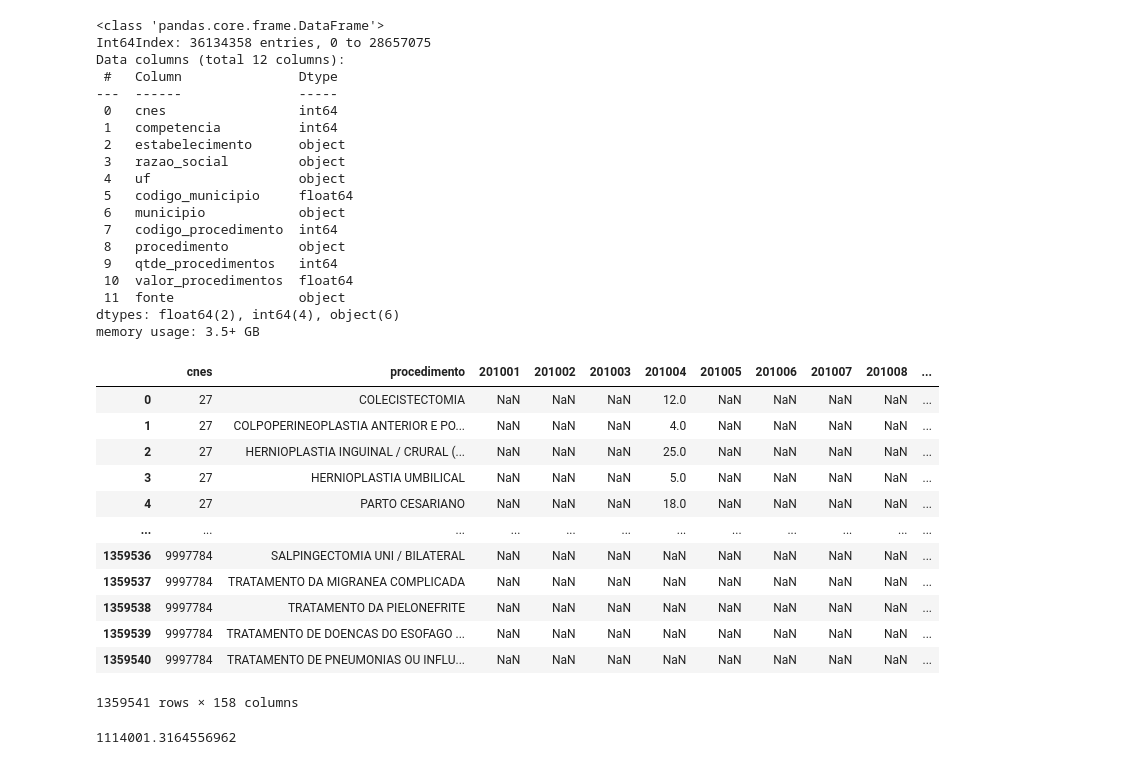
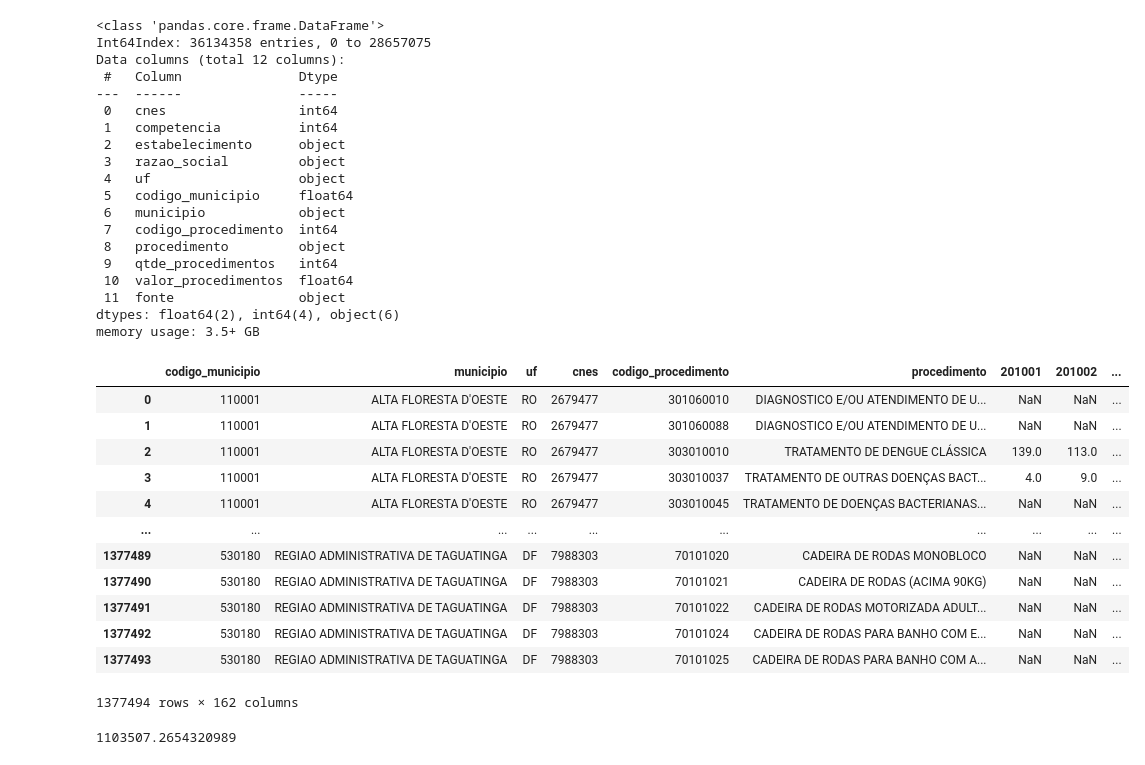
Before and after one commit to TFM-NUCLIO/iris_ai, a Jupyter notebook: tratamento_bd.ipynb, the cells around one changed output. Saved outputs shown, nothing was run; the diff lists cells and outputs as text; code cells hidden in the pictures.

```diff
--- a/tratamento_bd.ipynb
+++ b/tratamento_bd.ipynb
@@ -239,3 +242,36 @@ Data columns (total 12 columns):
  11  fonte                object
 dtypes: float64(2), int64(4), object(6)
 memory usage: 3.5+ GB
+# %%
+# cria um df com base em uma pivot table para os dados de quantidade de procedimento por cnes, com colunas com dados do município
+df_qtde_proc_cnes = (
+    df_procedimentos
+    .pivot_table(index=['codigo_municipio', 'municipio', 'uf', 'cnes', 'codigo_procedimento', 'procedimento'], columns='competencia', values='qtde_procedimentos')
+    .reset_index()
+    .sort_index()
+)
+# %%
+# Convertendo o índice "date" em uma coluna
+df_qtde_proc_cnes = df_qtde_proc_cnes.reset_index()
+
+# Removendo o nome da coluna "variable" da primeira linha
+df_qtde_proc_cnes = df_qtde_proc_cnes.rename_axis(None, axis=1)
+df_qtde_proc_cnes  = df_qtde_proc_cnes.drop('index', axis =1)
+# %%
+# modifica tipo de variável para codigo do município para inteiro
+df_qtde_proc_cnes['codigo_municipio'] = df_qtde_proc_cnes['codigo_municipio'].astype(int)
+df_qtde_proc_cnes
+# %% [output]
+|  | codigo_municipio | municipio | uf | cnes | codigo_procedimento | procedimento | 201001 | 201002 | ... |
+| 0 | 110001 | ALTA FLORESTA D'OESTE | RO | 2679477 | 301060010 | DIAGNOSTICO E/OU ATENDIMENTO DE U... | NaN | NaN | ... |
+| 1 | 110001 | ALTA FLORESTA D'OESTE | RO | 2679477 | 301060088 | DIAGNOSTICO E/OU ATENDIMENTO DE U... | NaN | NaN | ... |
+| 2 | 110001 | ALTA FLORESTA D'OESTE | RO | 2679477 | 303010010 | TRATAMENTO DE DENGUE CLÁSSICA | 139.0 | 113.0 | ... |
+| 3 | 110001 | ALTA FLORESTA D'OESTE | RO | 2679477 | 303010037 | TRATAMENTO DE OUTRAS DOENÇAS BACT... | 4.0 | 9.0 | ... |
+| 4 | 110001 | ALTA FLORESTA D'OESTE | RO | 2679477 | 303010045 | TRATAMENTO DE DOENÇAS BACTERIANAS... | NaN | NaN | ... |
+| ... | ... | ... | ... | ... | ... | ... | ... | ... | ... |
+| 1377489 | 530180 | REGIAO ADMINISTRATIVA DE TAGUATINGA | DF | 7988303 | 70101020 | CADEIRA DE RODAS MONOBLOCO | NaN | NaN | ... |
+| 1377490 | 530180 | REGIAO ADMINISTRATIVA DE TAGUATINGA | DF | 7988303 | 70101021 | CADEIRA DE RODAS (ACIMA 90KG) | NaN | NaN | ... |
+| 1377491 | 530180 | REGIAO ADMINISTRATIVA DE TAGUATINGA | DF | 7988303 | 70101022 | CADEIRA DE RODAS MOTORIZADA ADULT... | NaN | NaN | ... |
+| 1377492 | 530180 | REGIAO ADMINISTRATIVA DE TAGUATINGA | DF | 7988303 | 70101024 | CADEIRA DE RODAS PARA BANHO COM E... | NaN | NaN | ... |
+| 1377493 | 530180 | REGIAO ADMINISTRATIVA DE TAGUATINGA | DF | 7988303 | 70101025 | CADEIRA DE RODAS PARA BANHO COM A... | NaN | NaN | ... |
+1377494 rows × 162 columns
@@ -242 +280,7 @@ memory usage: 3.5+ GB
+# %%
+# verifica a média de valores NAN mas colunas...  que se mostra muito alto, pois se temos um df com 1,37 milhões de linhas e a média de linhas com valores NaN é de 1,1 milhões,
+# então precisamos selecionar somente os procedimentos com poucos valores ausentes nas linhas tanto para CNES quanto apra municípios
+df_qtde_proc_cnes.isna().sum().mean()
+# %% [output]
+1103507.2654320989
 # %%
@@ -245,20 +292,0 @@ df_qtde_proc_cnes.columns.name = None
-# %%
-df_qtde_proc_cnes
-# %% [output]
-|  | cnes | procedimento | 201001 | 201002 | 201003 | 201004 | 201005 | 201006 | 201007 | 201008 | ... |
-| 0 | 27 | COLECISTECTOMIA | NaN | NaN | NaN | 12.0 | NaN | NaN | NaN | NaN | ... |
-| 1 | 27 | COLPOPERINEOPLASTIA ANTERIOR E PO... | NaN | NaN | NaN | 4.0 | NaN | NaN | NaN | NaN | ... |
-| 2 | 27 | HERNIOPLASTIA INGUINAL / CRURAL (... | NaN | NaN | NaN | 25.0 | NaN | NaN | NaN | NaN | ... |
-| 3 | 27 | HERNIOPLASTIA UMBILICAL | NaN | NaN | NaN | 5.0 | NaN | NaN | NaN | NaN | ... |
-| 4 | 27 | PARTO CESARIANO | NaN | NaN | NaN | 18.0 | NaN | NaN | NaN | NaN | ... |
-| ... | ... | ... | ... | ... | ... | ... | ... | ... | ... | ... | ... |
-| 1359536 | 9997784 | SALPINGECTOMIA UNI / BILATERAL | NaN | NaN | NaN | NaN | NaN | NaN | NaN | NaN | ... |
-| 1359537 | 9997784 | TRATAMENTO DA MIGRANEA COMPLICADA | NaN | NaN | NaN | NaN | NaN | NaN | NaN | NaN | ... |
-| 1359538 | 9997784 | TRATAMENTO DA PIELONEFRITE | NaN | NaN | NaN | NaN | NaN | NaN | NaN | NaN | ... |
-| 1359539 | 9997784 | TRATAMENTO DE DOENCAS DO ESOFAGO ... | NaN | NaN | NaN | NaN | NaN | NaN | NaN | NaN | ... |
-| 1359540 | 9997784 | TRATAMENTO DE PNEUMONIAS OU INFLU... | NaN | NaN | NaN | NaN | NaN | NaN | NaN | NaN | ... |
-1359541 rows × 158 columns
-# %%
-df_qtde_proc_cnes.isna().sum().mean()
-# %% [output]
-1114001.3164556962
```
Also changed, not shown: parts of 33 cells of this notebook.
